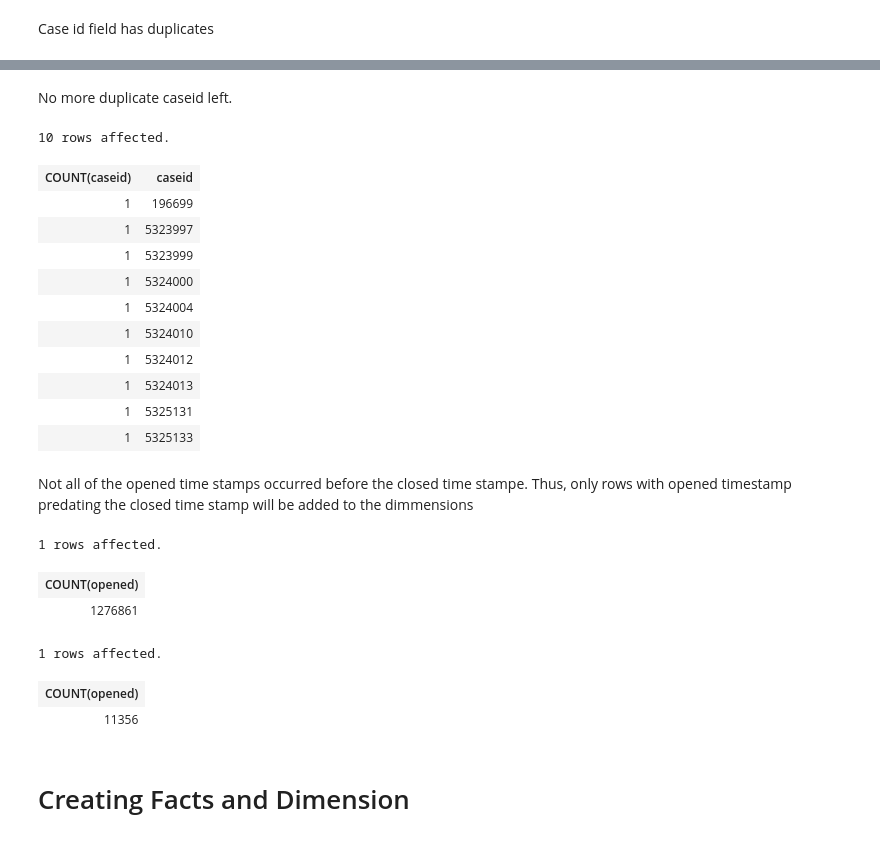
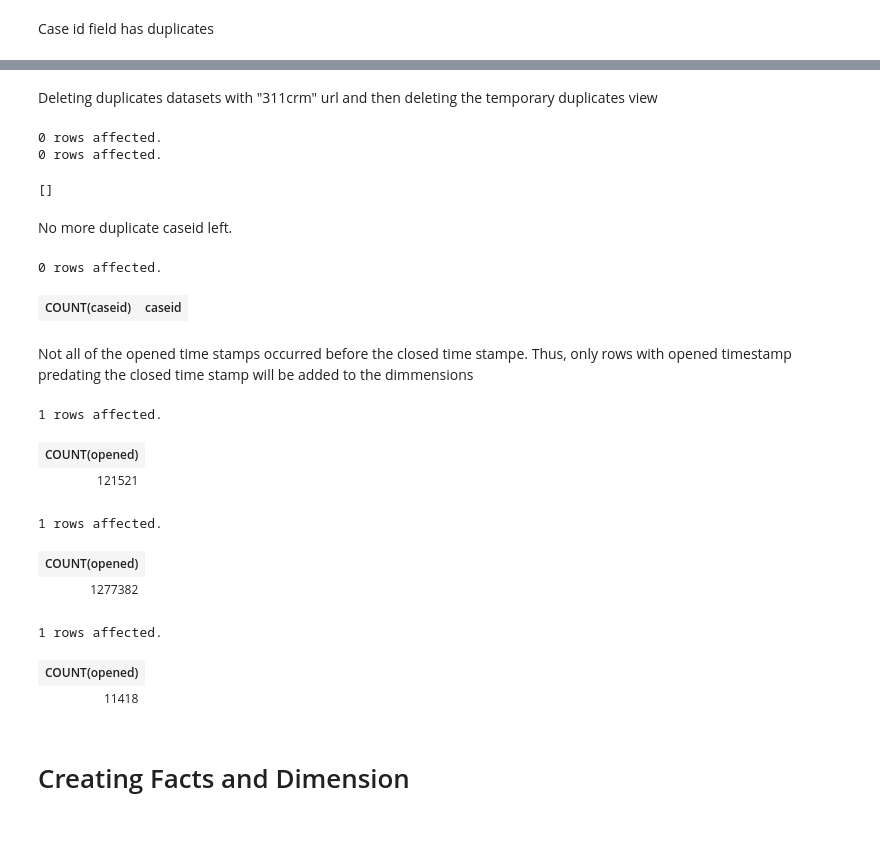
Before and after one commit to nriyer/star_schema, a Jupyter notebook: pelamoko_iyer.ipynb, the cells around one changed output, grey strips where cells are left out. Saved outputs shown, nothing was run; the diff lists cells and outputs as text; code cells hidden in the pictures.

```diff
--- a/pelamoko_iyer.ipynb
+++ b/pelamoko_iyer.ipynb
@@ -165,46 +304,56 @@ WHERE caseid in (5296565,3814470,4903339,5057840, 3647837,3858063,5191319,529738
+# %% [markdown]
+Deleting duplicates datasets with "311crm" url and then deleting the temporary duplicates view
+# %%
+%%sql
+DELETE
+FROM CASES
+WHERE media_url LIKE '%311crm%' AND caseid in (
+    SELECT caseid
+    FROM duplicates);
+DROP VIEW IF EXISTS duplicates
+# %% [output]
+0 rows affected.
+0 rows affected.
+[]
 # %% [markdown]
 No more duplicate caseid left.
 # %%
 %%sql SELECT COUNT(caseid),caseid
 FROM cases
 GROUP BY caseid
-ORDER BY COUNT(caseid) DESC
-LIMIT 10;
+HAVING COUNT(caseid) > 1
 # %% [output]
-10 rows affected.
+0 rows affected.
 | COUNT(caseid) | caseid |
-| 1 | 196699 |
-| 1 | 5323997 |
-| 1 | 5323999 |
-| 1 | 5324000 |
-| 1 | 5324004 |
-| 1 | 5324010 |
-| 1 | 5324012 |
-| 1 | 5324013 |
-| 1 | 5325131 |
-| 1 | 5325133 |
 # %% [markdown]
 Not all of the opened time stamps occurred before the closed time stampe. Thus, only rows with opened timestamp predating the closed time stamp will be added to the dimmensions
+# %%
+%%sql
+SELECT COUNT(opened)
+FROM cases
+WHERE closed IS NULL
+# %% [output]
+1 rows affected.
+| COUNT(opened) |
+| 121521 |
 # %%
 %%sql
 SELECT COUNT(opened)
 FROM cases
-WHERE opened < closed AND closed !=""
-LIMIT 10
+WHERE opened < closed
 # %% [output]
 1 rows affected.
 | COUNT(opened) |
-| 1276861 |
+| 1277382 |
 # %%
 %%sql
 SELECT COUNT(opened)
 FROM cases
-WHERE opened > closed AND closed !=""
-LIMIT 10
+WHERE opened > closed
 # %% [output]
 1 rows affected.
 | COUNT(opened) |
-| 11356 |
+| 11418 |
 # %% [markdown]
 # Creating Facts and Dimension
 # %% [markdown]
```
Also changed, not shown: parts of 53 cells of this notebook.
